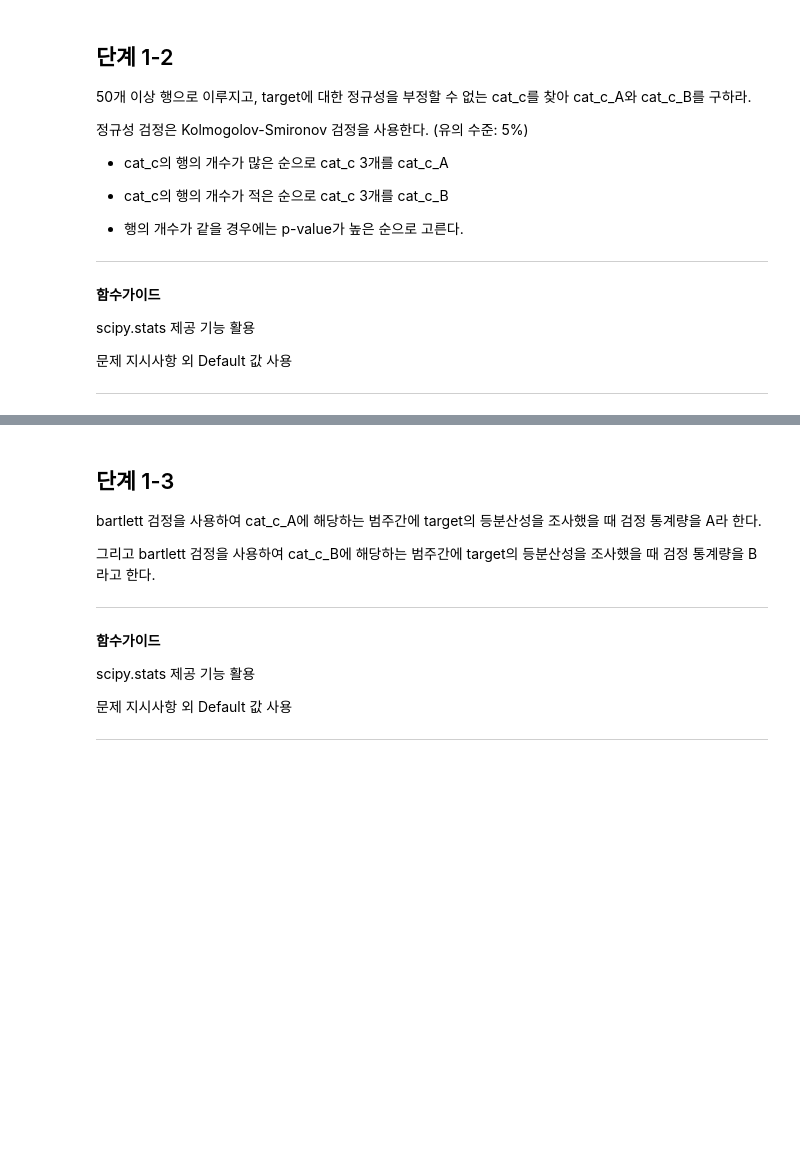
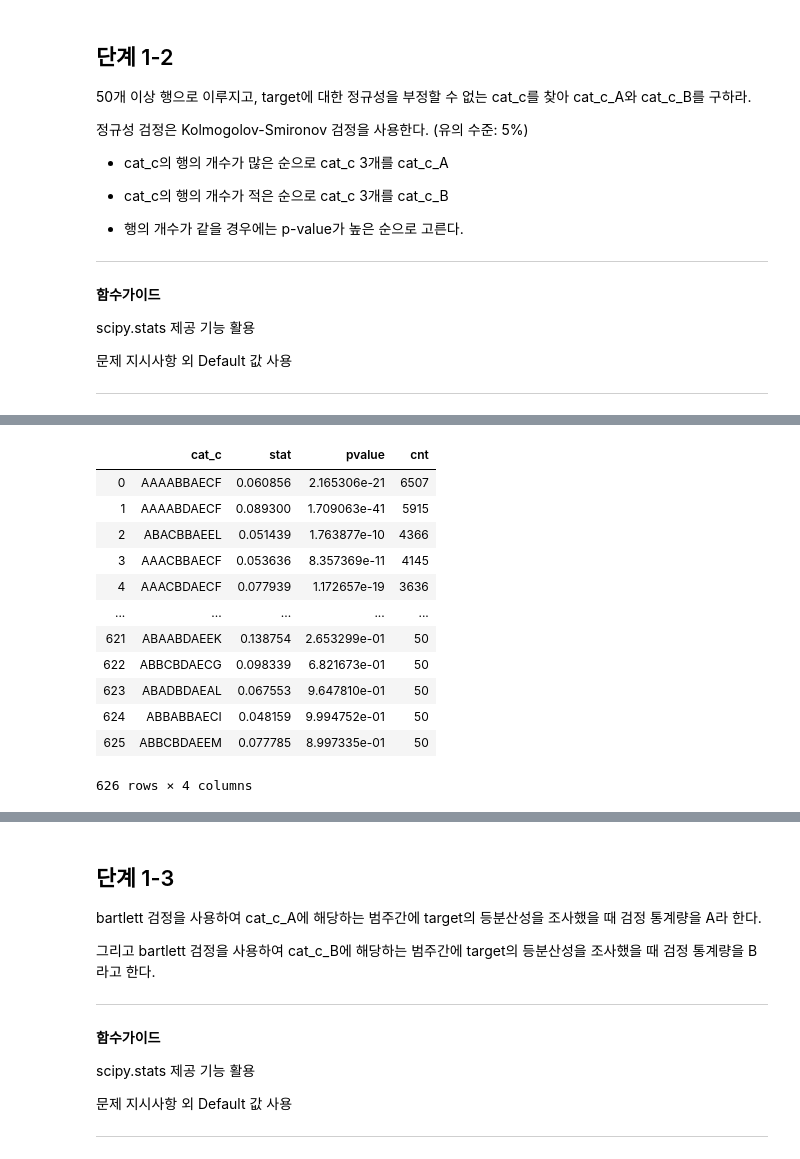
Before and after one commit to sunkusun9/DS_lv3_2308, a Jupyter notebook: sec_ds_lv3_prob2_prob.ipynb, the cells around one changed output, grey strips where cells are left out. Saved outputs shown, nothing was run; the diff lists cells and outputs as text; code cells hidden in the pictures; blank space fills up the shorter version.

```diff
--- a/sec_ds_lv3_prob2_prob.ipynb
+++ b/sec_ds_lv3_prob2_prob.ipynb
@@ -221,3 +223,12 @@ cat9 {'C': 'H', 'D': 'B', 'E': 'L'} [10678, 2846, 85944, 8320, 19987, 40070, 550
 ## 단계 1-1
 
 basetable을 복사하여 prob1을 만들고 cat0 ~ 9 변수 순서대로 문자열 결합하여, 10자리 문자형 파생 변수(cat_c)를 생성하라.
+# %%
+df_prob1 = df_basetable.copy()
+# %%
+df_prob1['cat_c'] =  df_prob1[['cat{}'.format(i) for i in range(10)]].apply(lambda x: x.str.cat(), axis=1)
+# %%
+df_prob1['cat_c'] = df_prob1[['cat{}'.format(i) for i in range(10)]].apply(lambda x: ''.join(x), axis=1)
+# %%
+df_prob1['cat_c'] = df_prob1[['cat{}'.format(i) for i in range(10)]].sum(axis=1)
+df_prob1['cat_c']
@@ -244,0 +316,27 @@ scipy.stats 제공 기능 활용
+# %%
+from scipy.stats import kstest, norm
+
+ks_result = []
+for k, v in df_prob1['cat_c'].value_counts().items():
+    if v < 50:
+        break
+    x = df_prob1.loc[df_prob1['cat_c'] == k, 'target']
+    res = kstest((x - x.mean()) / x.std(), norm.cdf)
+    ks_result.append([k, res.statistic, res.pvalue, v])
+df_kstest = pd.DataFrame(ks_result, columns=['cat_c', 'stat', 'pvalue', 'cnt'])
+df_kstest = df_kstest.set_index('cat_c')
+df_kstest
+# %% [output]
+|  | cat_c | stat | pvalue | cnt |
+| 0 | AAAABBAECF | 0.060856 | 2.165306e-21 | 6507 |
+| 1 | AAAABDAECF | 0.089300 | 1.709063e-41 | 5915 |
+| 2 | ABACBBAEEL | 0.051439 | 1.763877e-10 | 4366 |
+| 3 | AAACBBAECF | 0.053636 | 8.357369e-11 | 4145 |
+| 4 | AAACBDAECF | 0.077939 | 1.172657e-19 | 3636 |
+| ... | ... | ... | ... | ... |
+| 621 | ABAABDAEEK | 0.138754 | 2.653299e-01 | 50 |
+| 622 | ABBCBDAECG | 0.098339 | 6.821673e-01 | 50 |
+| 623 | ABADBDAEAL | 0.067553 | 9.647810e-01 | 50 |
+| 624 | ABBABBAECI | 0.048159 | 9.994752e-01 | 50 |
+| 625 | ABBCBDAEEM | 0.077785 | 8.997335e-01 | 50 |
+626 rows × 4 columns
```
Also changed, not shown: parts of 19 cells of this notebook.
